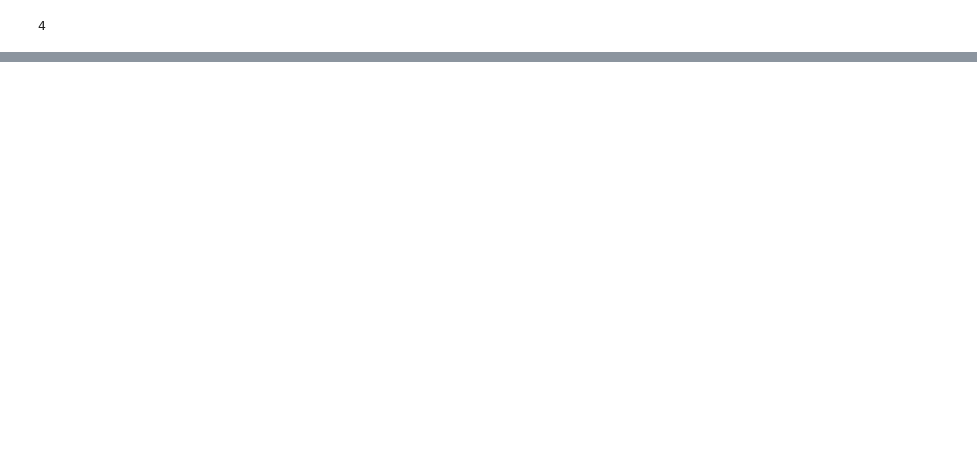
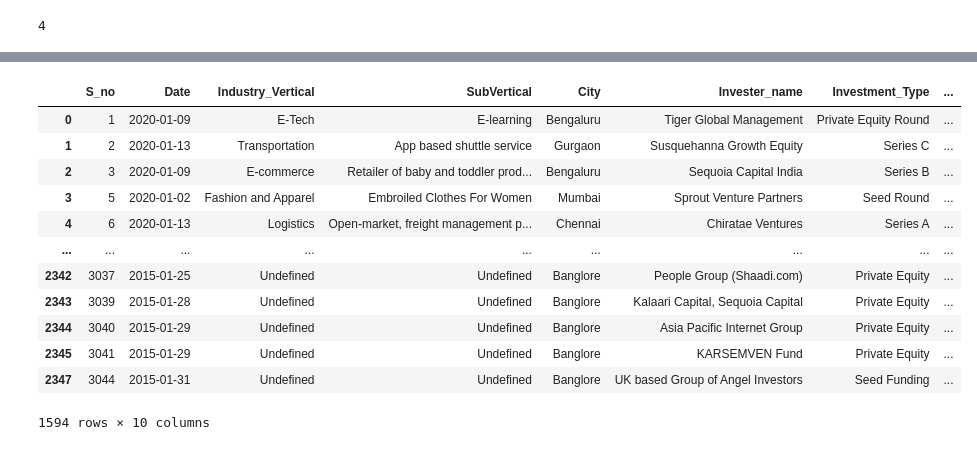
Before and after one commit to ArvindUpreti/Startup_Live_Dashboard, a Jupyter notebook: Data_Cleaning.ipynb, the cells around one changed output, grey strips where cells are left out. Drawn from its saved outputs; the diff is of its cells as text; code cells hidden in the pictures; blank space fills up the shorter version.

```diff
--- a/Data_Cleaning.ipynb
+++ b/Data_Cleaning.ipynb
@@ -227,0 +236,20 @@ df # After all this our Dataset looks clean and now we will go to some other too
+# %%
+df.Startup_Names=df.Startup_Names.str.title()
+# %%
+df=df.drop(columns=['Startup_Name'])
+# %%
+df
+# %% [output]
+|  | S_no | Date | Industry_Vertical | SubVertical | City | Invester_name | Investment_Type | ... |
+| 0 | 1 | 2020-01-09 | E-Tech | E-learning | Bengaluru | Tiger Global Management | Private Equity Round | ... |
+| 1 | 2 | 2020-01-13 | Transportation | App based shuttle service | Gurgaon | Susquehanna Growth Equity | Series C | ... |
+| 2 | 3 | 2020-01-09 | E-commerce | Retailer of baby and toddler prod... | Bengaluru | Sequoia Capital India | Series B | ... |
+| 3 | 5 | 2020-01-02 | Fashion and Apparel | Embroiled Clothes For Women | Mumbai | Sprout Venture Partners | Seed Round | ... |
+| 4 | 6 | 2020-01-13 | Logistics | Open-market, freight management p... | Chennai | Chiratae Ventures | Series A | ... |
+| ... | ... | ... | ... | ... | ... | ... | ... | ... |
+| 2342 | 3037 | 2015-01-25 | Undefined | Undefined | Banglore | People Group (Shaadi.com) | Private Equity | ... |
+| 2343 | 3039 | 2015-01-28 | Undefined | Undefined | Banglore | Kalaari Capital, Sequoia Capital | Private Equity | ... |
+| 2344 | 3040 | 2015-01-29 | Undefined | Undefined | Banglore | Asia Pacific Internet Group | Private Equity | ... |
+| 2345 | 3041 | 2015-01-29 | Undefined | Undefined | Banglore | KARSEMVEN Fund | Private Equity | ... |
+| 2347 | 3044 | 2015-01-31 | Undefined | Undefined | Banglore | UK based Group of Angel Investors | Seed Funding | ... |
+1594 rows × 10 columns
```
Also changed, not shown: parts of 22 cells of this notebook, 3 other files.
